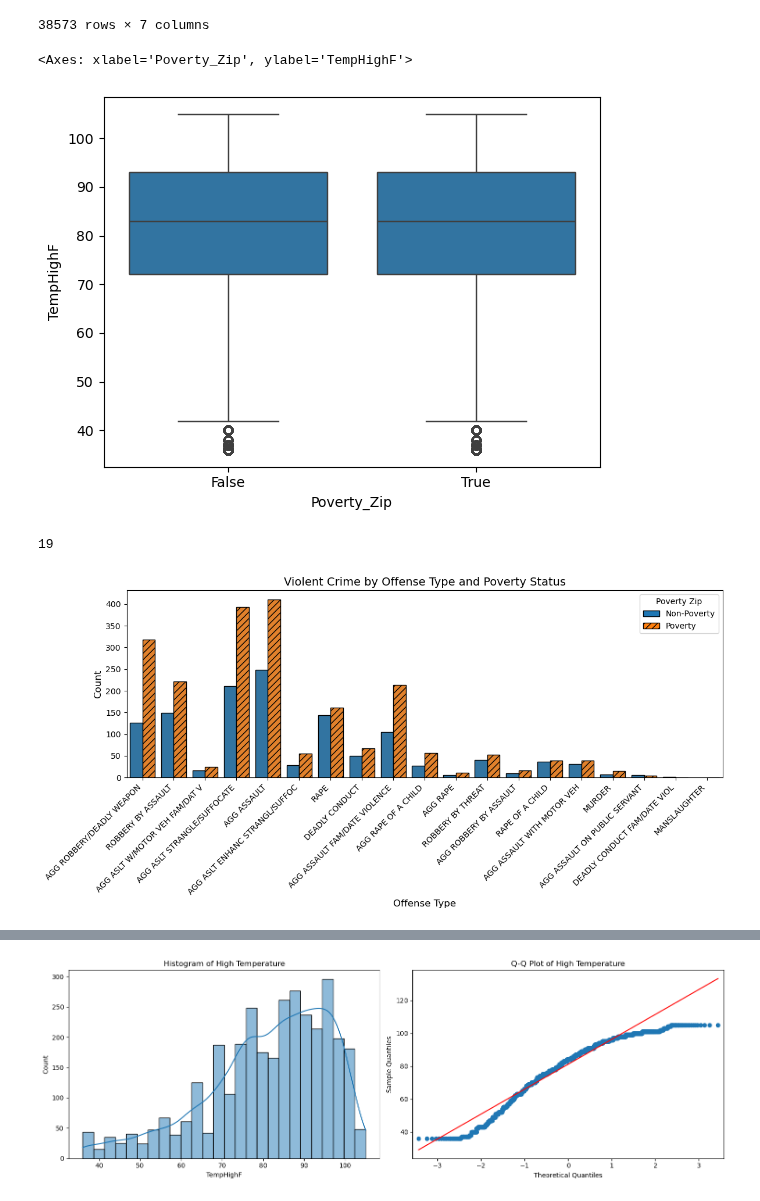
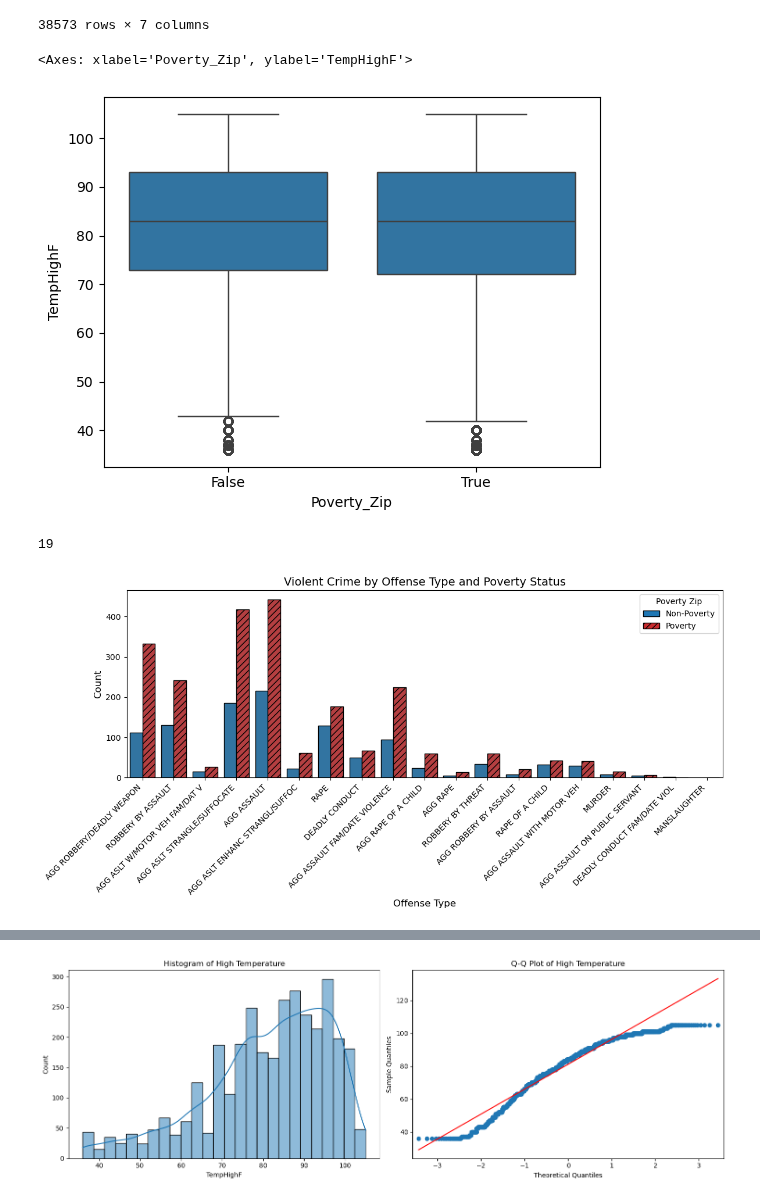
Before and after one commit to m6urns/cs5830-project2-crime-housing, a Jupyter notebook: data-exploration.ipynb, the cells around one changed output, grey strips where cells are left out. Cells and saved outputs as stored; diff of their text form; code cells hidden in the pictures.

Commit message:
Remove median

```diff
--- a/data-exploration.ipynb
+++ b/data-exploration.ipynb
@@ -202,7 +202,7 @@ crime_temp
 # TODO: Need to find some sources to backup this data. May be intersting to also control for population size in each zip. Industrial areas may have low population but high crime.
 poverty = austin_crime[austin_crime['Populationbelowpovertylevel'] > 0.2].dropna()
 # And median income is below $50,000
-poverty = poverty[poverty['Medianhouseholdincome'] < 50000]
+# poverty = poverty[poverty['Medianhouseholdincome'] < 50000]
 
 poverty_zips = poverty['Zip_Code_Crime'].unique()
 
@@ -263,7 +263,7 @@ display(crime_temp)
 sns.boxplot(x='Poverty_Zip', y='TempHighF', data=crime_temp)
 # %% [output]
 <Axes: xlabel='Poverty_Zip', ylabel='TempHighF'>
-[figure, old version]
+[figure, new version]
 # %%
 # Aggregate the Highest_Offense_Desc by poverty zip, compare crime in poverty zips by non-poverty zips
 crime_poverty = crime_temp.groupby('Poverty_Zip')['Highest_Offense_Desc'].value_counts()
@@ -274,7 +274,7 @@ just_v_crime = crime_temp[crime_temp['Highest_Offense_Desc'].isin(violent_crime)
 plt.figure(figsize=(12, 6))  # Adjust the figure size as needed
 ax = sns.countplot(x='Highest_Offense_Desc', hue='Poverty_Zip', data=just_v_crime,
                    hue_order=[False, True],  # Ensure consistent order: Non-Poverty, then Poverty
-                   palette=['#1f77b4', '#ff7f0e'],  # Change colors as desired
+                   palette=['#1f77b4', '#c82b2e'],  # Change colors as desired
                    edgecolor='black')  # Add black edges to bars for better visibility
 
 # Apply hatch pattern to all poverty bars
@@ -286,35 +286,35 @@ for i in range(n_bars - 1, len(ax.patches)):
 # Rotate the x-axis labels
 plt.xticks(rotation=45, ha='right')
 
 # Add labels and title
 plt.xlabel('Offense Type', fontsize=12)
 plt.ylabel('Count', fontsize=12)
 plt.title('Violent Crime by Offense Type and Poverty Status', fontsize=14)
 
 # Create custom legend handles
 legend_elements = [Patch(facecolor='#1f77b4', edgecolor='black', label='Non-Poverty'),
-                   Patch(facecolor='#ff7f0e', edgecolor='black', hatch='///', label='Poverty')]
+                   Patch(facecolor='#c82b2e', edgecolor='black', hatch='///', label='Poverty')]
 
 # Add custom legend
 plt.legend(handles=legend_elements, title='Poverty Zip', loc='upper right')
 
 # Adjust the subplot layout to prevent label cutoff
 plt.tight_layout()
 
 # Show the plot
 plt.show()
 
 # How many violent crimes occur in poverty zips, verses non-poverty zips?
 
 # # Where does violent crime occur more often in poverty zips or non-poverty zips? Use the just_v_crime
 
 # violent_crime_poverty_zips = just_v_crime[just_v_crime['Poverty_Zip'] == 'True']
 # violent_crime_non_poverty_zips = just_v_crime[just_v_crime['Poverty_Zip'] == 'False']
 
 # print(violent_crime_poverty_zips, violent_crime_non_poverty_zips)
 # %% [output]
 19
-[figure, old version]
+[figure, new version]
 # %%
 def perform_population_adjusted_t_test(crime_data, population_data, crime_column, poverty_column, zip_column):
     # Prepare population data
```
Also changed, not shown: parts of 4 cells of this notebook, 1 other file.
